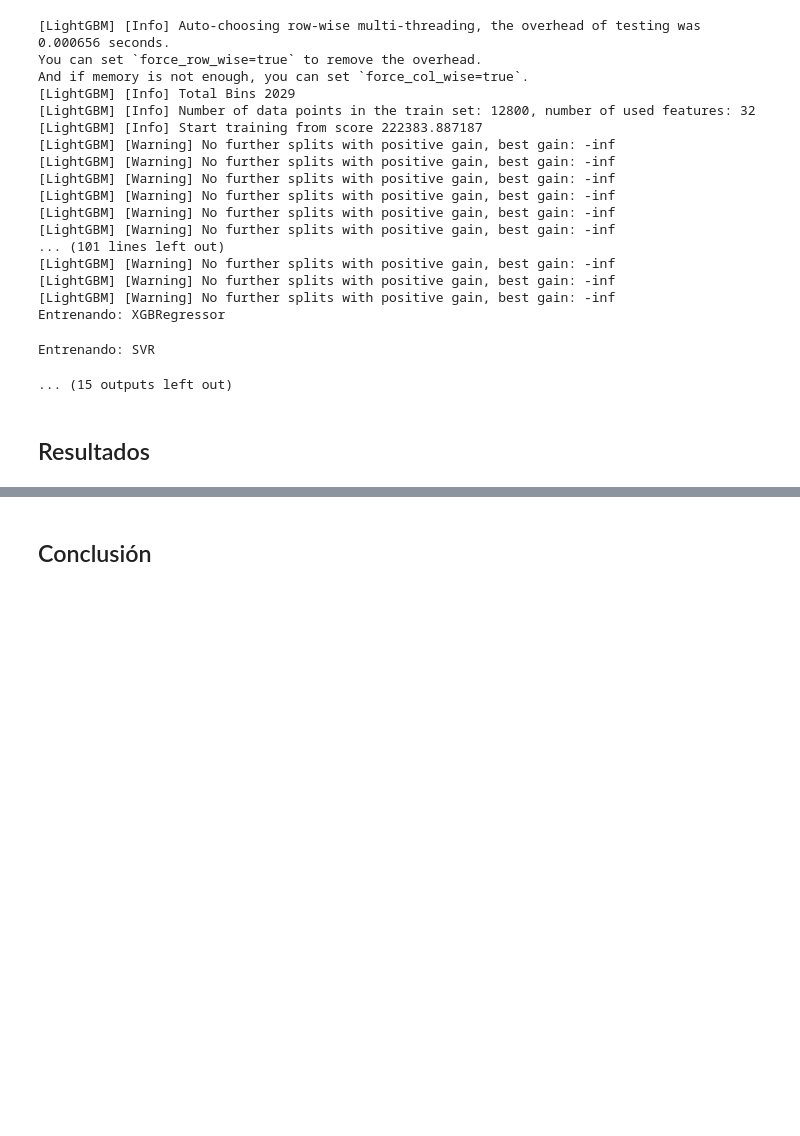
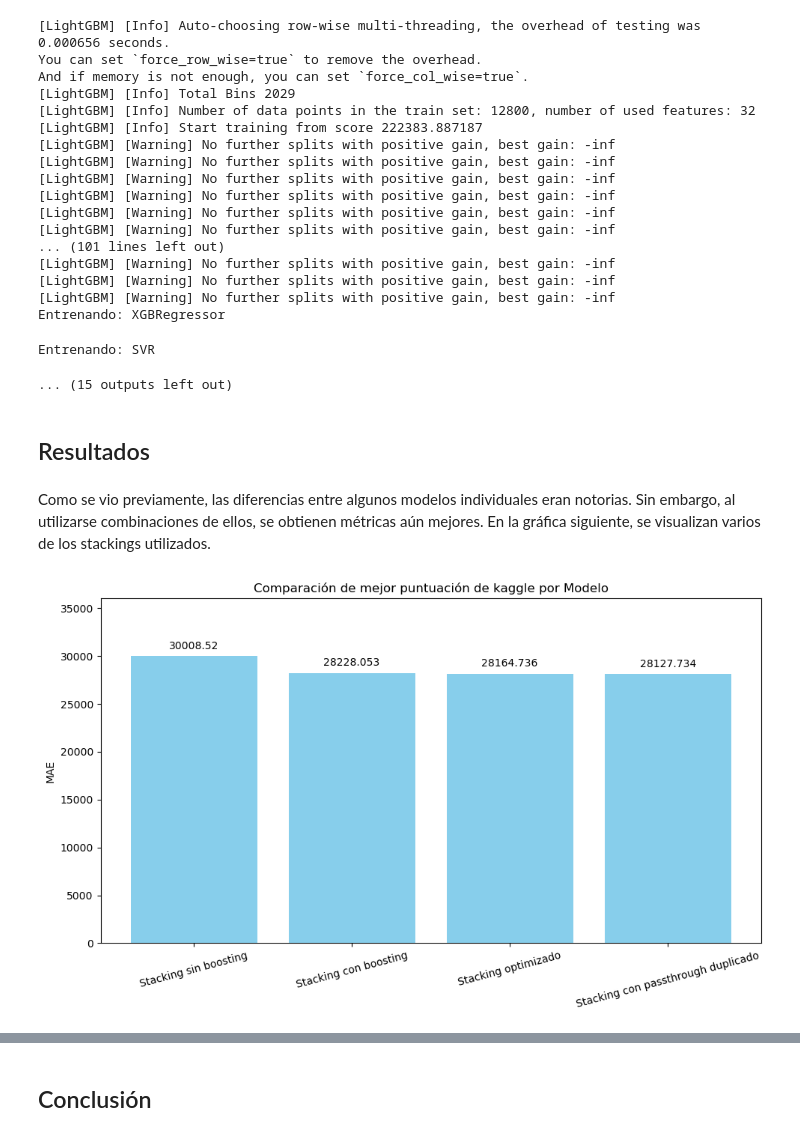
Before and after one commit to AnxoTrillo/lab_kaggle, a Jupyter notebook: Practica4.ipynb, the cells around one changed output, grey strips where cells are left out. Saved outputs shown, nothing was run; the diff lists cells and outputs as text; code cells hidden in the pictures; blank space fills up the shorter version.

```diff
--- a/Practica4.ipynb
+++ b/Practica4.ipynb
@@ -2929,3 +2171,32 @@ Entrenando: SVR
 ... (15 outputs left out)
 # %% [markdown]
 ## Resultados
+# %% [markdown]
+Como se vio previamente, las diferencias entre algunos modelos individuales eran notorias. Sin embargo, al utilizarse combinaciones de ellos, se obtienen métricas aún mejores. En la gráfica siguiente, se visualizan varios de los stackings utilizados.
+# %%
+# Datos
+modelos = ['Stacking sin boosting', 'Stacking con boosting', 'Stacking optimizado', 'Stacking con passthrough duplicado']
+mae = [30008.520, 28228.053, 28164.736, 28127.734]
+
+# Crear DataFrame
+df = pd.DataFrame({'Modelo': modelos, 'MAE': mae})
+
+# Gráfico de barras
+plt.figure(figsize=(10, 6))
+bars = plt.bar(df['Modelo'], df['MAE'], color='skyblue')
+plt.title('Comparación de mejor puntuación de kaggle por Modelo')
+plt.ylabel('MAE')
+plt.xticks(rotation=15)
+limite_superior = max(mae) * 1.2
+plt.ylim(0, limite_superior)
+
+# Añadir etiquetas encima de cada barra
+for bar in bars:
+    height = bar.get_height()
+    plt.text(bar.get_x() + bar.get_width()/2., height + 500,
+             f'{height}', ha='center', va='bottom')
+
+plt.tight_layout()
+plt.show()
+# %% [output]
+[figure, added]
```
Also changed, not shown: parts of 13 cells of this notebook.
